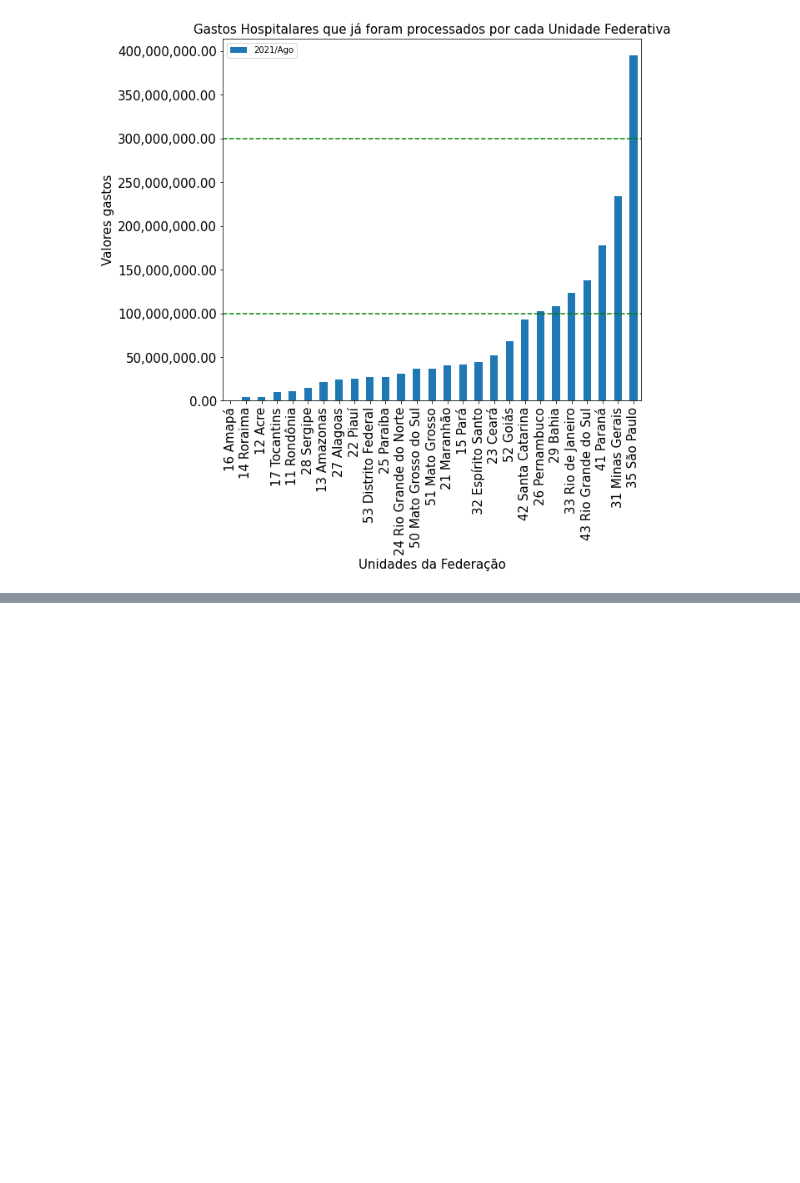
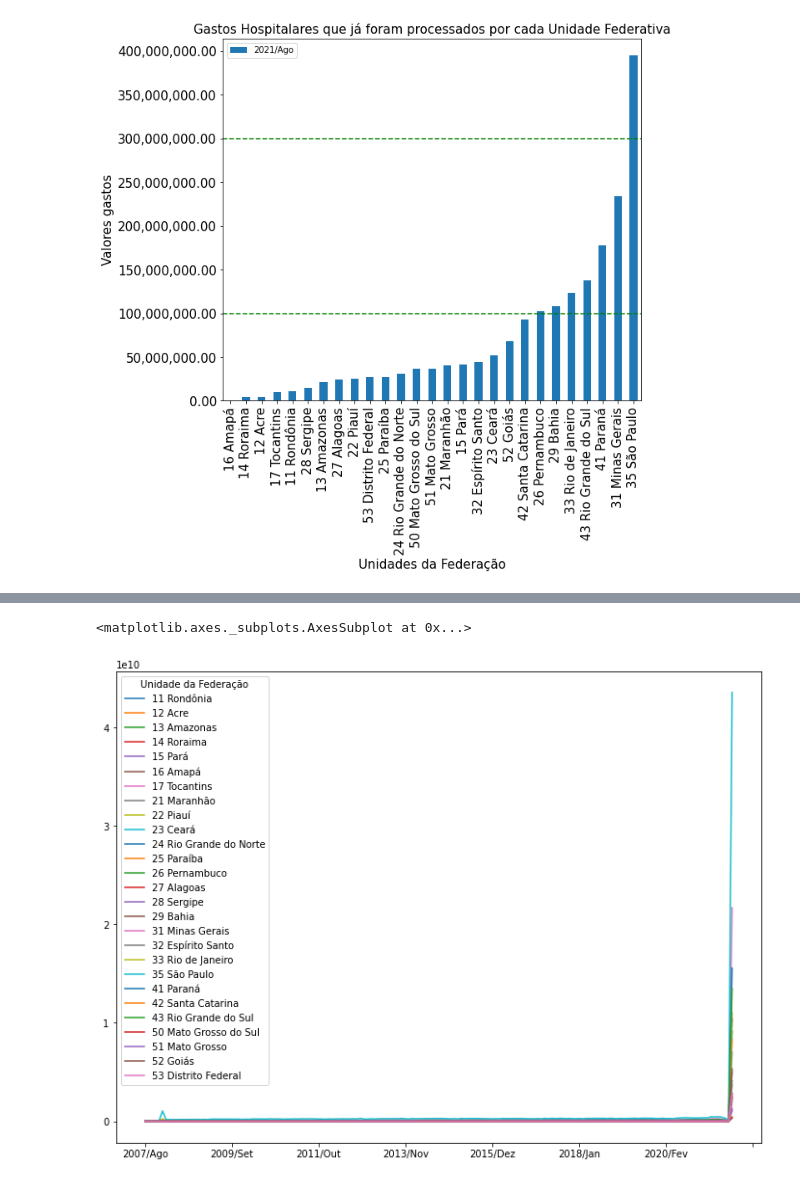
Before and after one commit to GadnerBV/Bootcamp_Data_Science_Alura, a Jupyter notebook: Módulo_1_Bootcamp_Datascience.ipynb, the cells around one changed output, grey strips where cells are left out. Cells and saved outputs as stored; diff of their text form; code cells hidden in the pictures; blank space fills up the shorter version.

```diff
--- a/Módulo_1_Bootcamp_Datascience.ipynb
+++ b/Módulo_1_Bootcamp_Datascience.ipynb
@@ -156,0 +229,8 @@ plt.show()
+# %%
+#devido a função index ser imutaavel em python, necessitamos mudar para uma lista, assim conseguimos editar, e assim acrescentar a coluna dos estados.
+
+colunas_usaveis = dados.mean().index.tolist()
+colunas_usaveis.insert(0, "Unidade da Federação")
+# %%
+usaveis = dados[colunas_usaveis]
+usaveis.head()
@@ -156,0 +245,4 @@ plt.show()
+# %%
+#Mudando o índice
+usaveis = usaveis.set_index("Unidade da Federação")
+usaveis
@@ -156,0 +303,5 @@ plt.show()
+# %%
+usaveis.T.plot(figsize=(12,9))
+# %% [output]
+<matplotlib.axes._subplots.AxesSubplot at 0x...>
+[figure, added]
```
Also changed, not shown: parts of 22 cells of this notebook.
